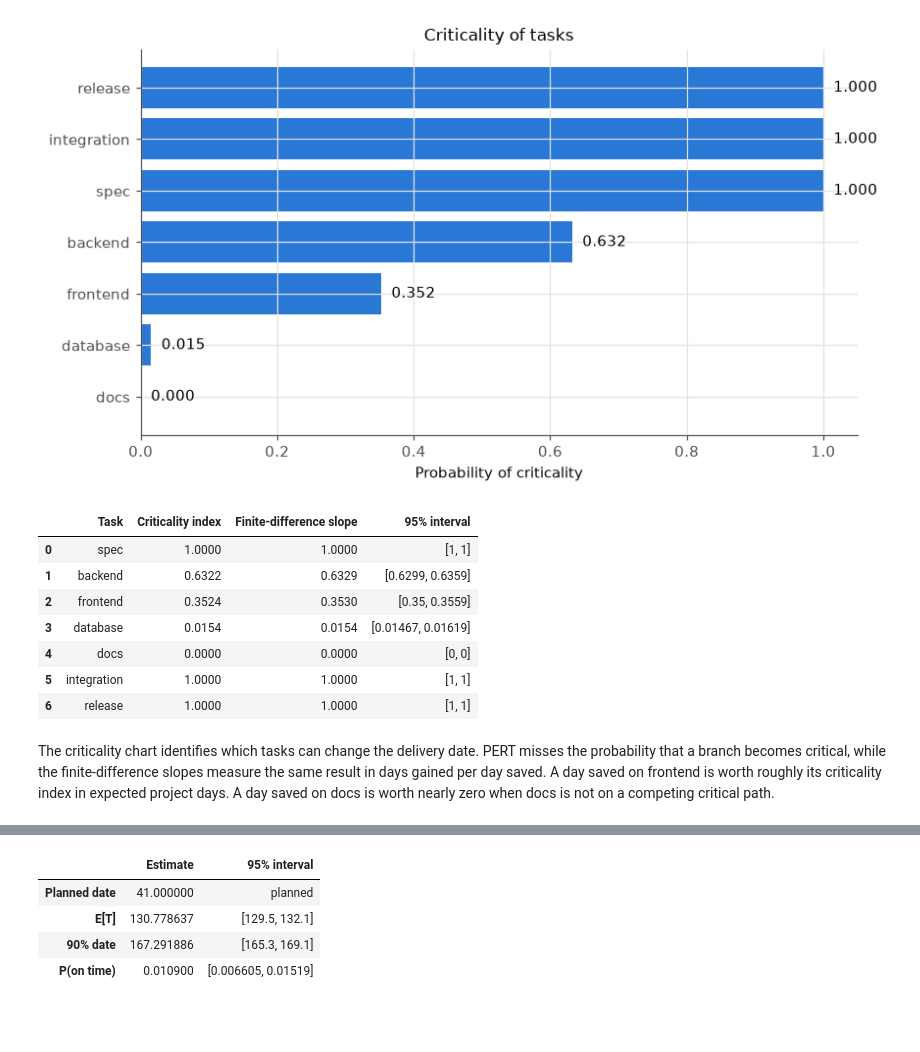
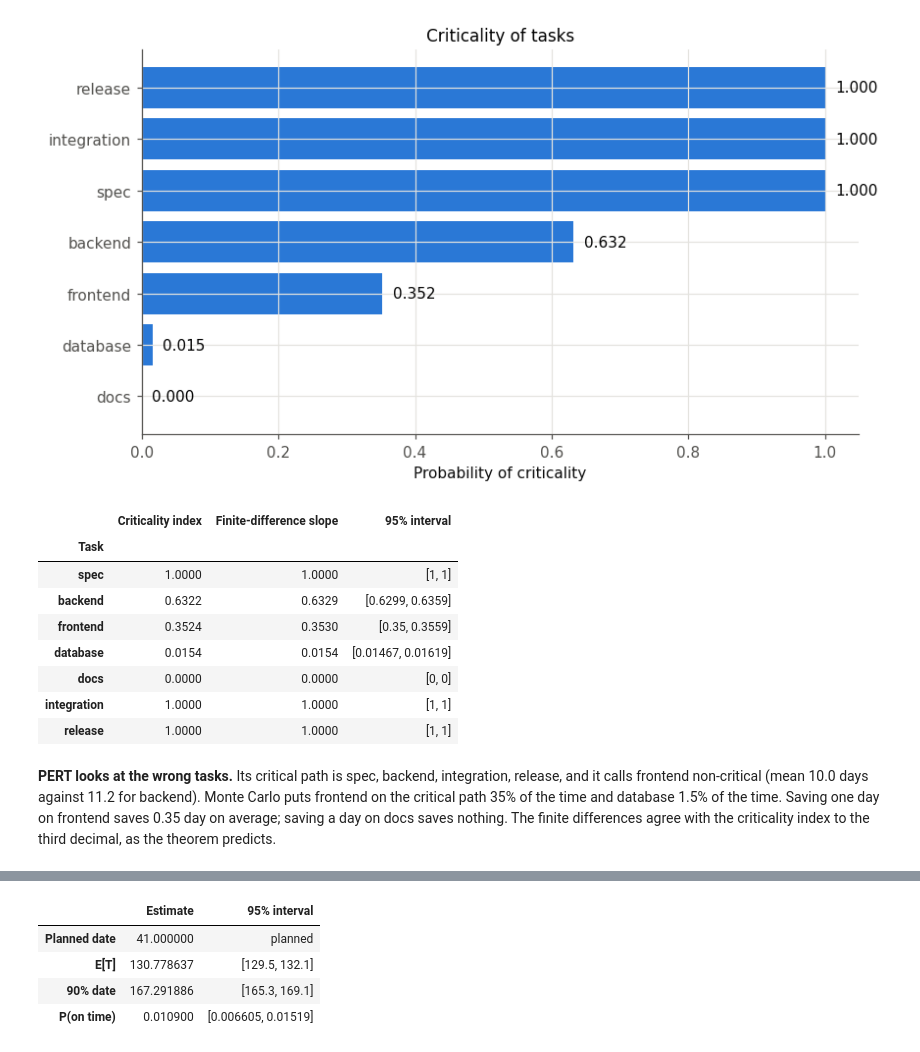
Before and after one commit to Keiraaaaaaaaaaa/mc-project-delays, a Jupyter notebook: notebooks/part4_results.ipynb, the cells around one changed output, grey strips where cells are left out. Drawn from its saved outputs; the diff is of its cells as text; code cells hidden in the pictures; blank space fills up the shorter version.

```diff
--- a/notebooks/part4_results.ipynb
+++ b/notebooks/part4_results.ipynb
@@ -106,26 +146,28 @@ plt.show()
 [figure]
 # %%
 # Check the theorem: finite differences with common random numbers
-# 1. Estimate the expected-duration derivative for every task.
+# 1. Estimate the derivative of E[T] for every task (crit comes from the chart above).
 rows = []
 for i, name in enumerate(project.names):
-    crit = mc.criticality_index(project, pert_model, n=100_000, rng=SEED)[i]
     slope = mc.shift_sensitivity(project, pert_model, task=i, h=0.01, n=100_000, rng=SEED)
-    rows.append([name, crit, slope.value, slope.interval])
+    rows.append([name, crit[i], slope.value, slope.interval])
 
 # 2. Display criticality beside the finite-difference slope.
 criticality_table = pd.DataFrame(rows, columns=["Task", "Criticality index", "Finite-difference slope", "95% interval"])
-criticality_table["Criticality index"] = criticality_table["Criticality index"].round(4)
-criticality_table["Finite-difference slope"] = criticality_table["Finite-difference slope"].round(4)
-display(criticality_table)
+display(criticality_table.set_index("Task").style.format(precision=4,
+        subset=["Criticality index", "Finite-difference slope"]))
 # %% [output]
-|  | Task | Criticality index | Finite-difference slope | 95% interval |
-| 0 | spec | 1.0000 | 1.0000 | [1, 1] |
-| 1 | backend | 0.6322 | 0.6329 | [0.6299, 0.6359] |
-| 2 | frontend | 0.3524 | 0.3530 | [0.35, 0.3559] |
-| 3 | database | 0.0154 | 0.0154 | [0.01467, 0.01619] |
-| 4 | docs | 0.0000 | 0.0000 | [0, 0] |
-| 5 | integration | 1.0000 | 1.0000 | [1, 1] |
-| 6 | release | 1.0000 | 1.0000 | [1, 1] |
+|  | Criticality index | Finite-difference slope | 95% interval |
+| Task |  |  |  |
+| spec | 1.0000 | 1.0000 | [1, 1] |
+| backend | 0.6322 | 0.6329 | [0.6299, 0.6359] |
+| frontend | 0.3524 | 0.3530 | [0.35, 0.3559] |
+| database | 0.0154 | 0.0154 | [0.01467, 0.01619] |
+| docs | 0.0000 | 0.0000 | [0, 0] |
+| integration | 1.0000 | 1.0000 | [1, 1] |
+| release | 1.0000 | 1.0000 | [1, 1] |
 # %% [markdown]
-The criticality chart identifies which tasks can change the delivery date. PERT misses the probability that a branch becomes critical, while the finite-difference slopes measure the same result in days gained per day saved. A day saved on frontend is worth roughly its criticality index in expected project days. A day saved on docs is worth nearly zero when docs is not on a competing critical path.
+**PERT looks at the wrong tasks.** Its critical path is spec, backend, integration, release, and it calls
+frontend non-critical (mean 10.0 days against 11.2 for backend). Monte Carlo puts frontend on the critical path
+35% of the time and database 1.5% of the time. Saving one day on frontend saves 0.35 day on average; saving a day on
+docs saves nothing. The finite differences agree with the criticality index to the third decimal, as the theorem predicts.
```
Also changed, not shown: parts of 12 cells of this notebook, 16 other files.
